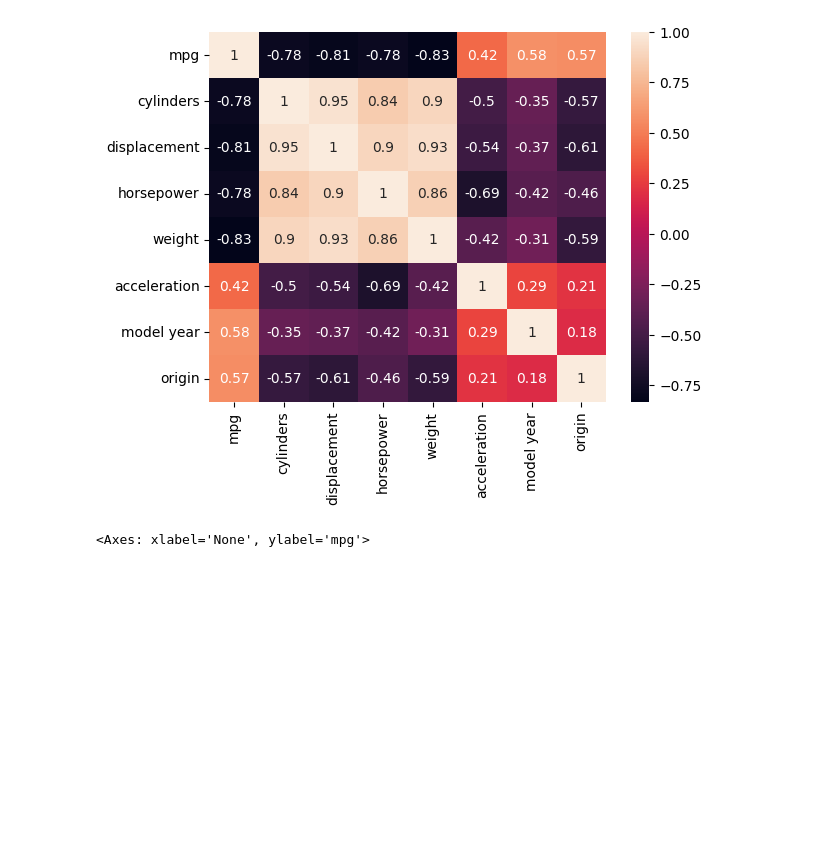
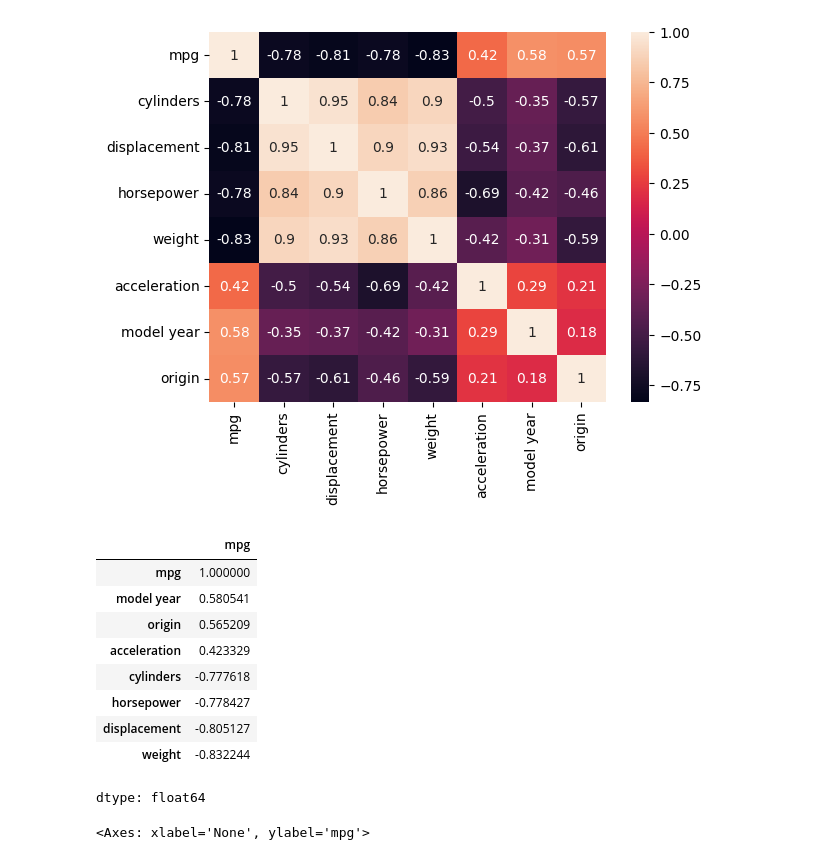
Before and after one commit to Liam-Nova/BIT_IA_Bootcamp, a Jupyter notebook: S3_C3_C4_EDA_MPG.ipynb, the cells around one changed output. Cells and saved outputs as stored; diff of their text form; code cells hidden in the pictures; blank space fills up the shorter version.

```diff
--- a/S3_C3_C4_EDA_MPG.ipynb
+++ b/S3_C3_C4_EDA_MPG.ipynb
@@ -348,6 +351,20 @@ sns.heatmap(corr,annot=True) # relaciona en un grafico de afinidad la comprarati
 # %% [output]
 <Axes: >
 [figure]
+# %%
+correlation = df.corr()['mpg'].sort_values(ascending=False)
+correlation
+# %% [output]
+|  | mpg |
+| mpg | 1.000000 |
+| model year | 0.580541 |
+| origin | 0.565209 |
+| acceleration | 0.423329 |
+| cylinders | -0.777618 |
+| horsepower | -0.778427 |
+| displacement | -0.805127 |
+| weight | -0.832244 |
+dtype: float64
 # %%
 sns.barplot(x=correlation.index, y=correlation)
 # %% [output]
```
Also changed, not shown: parts of 11 cells of this notebook.
